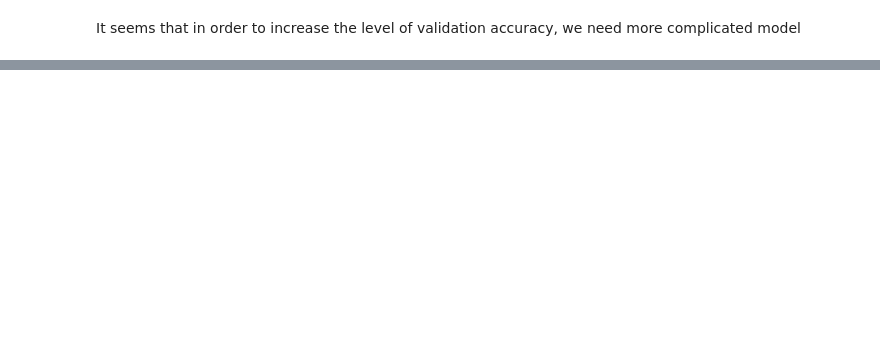
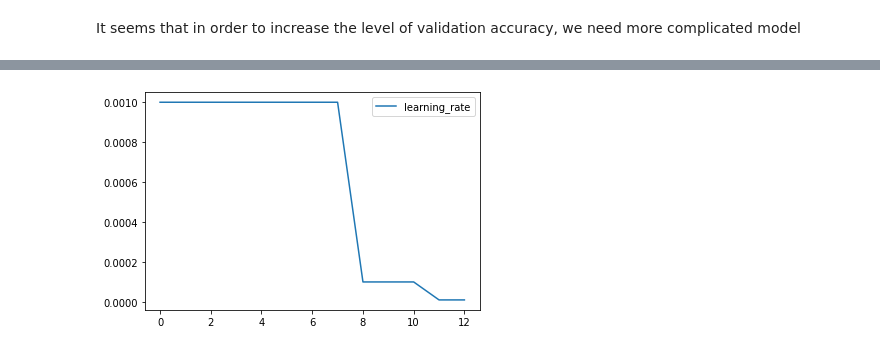
Before and after one commit to arashag/Jewelry_Recommender_System, a Jupyter notebook: Jewellery_Classification_CNN.ipynb, the cells around one changed output, grey strips where cells are left out. Saved outputs shown, nothing was run; the diff lists cells and outputs as text; code cells hidden in the pictures; blank space fills up the shorter version.

```diff
--- a/Jewellery_Classification_CNN.ipynb
+++ b/Jewellery_Classification_CNN.ipynb
@@ -415,13 +415,16 @@ model3.compile(optimizer='adam',
               loss='sparse_categorical_crossentropy',
               metrics=['accuracy'])
 # Adding early stopping criteria
-early_stopping = tf.keras.callbacks.EarlyStopping(monitor='val_accuracy', patience=7)
+early_stopping = tf.keras.callbacks.EarlyStopping(monitor='val_loss', patience=8)
+
+# Modifying learning rate when the validation accuracy reaches a plateau
+reduce_lr = tf.keras.callbacks.ReduceLROnPlateau(monitor='val_loss', factor=0.1,patience=3,verbose=1)
 
 # Adding checkpoint to save the best model after early stopping
 checkpoint=tf.keras.callbacks.ModelCheckpoint('best_model_2.h5',monitor='val_accuracy',save_best_only=True)
 
 #fitting the model
-r_new_3 = model3.fit(x_new_train, y_new_train, validation_data=(x_new_val, y_new_val), epochs=30,callbacks=[early_stopping,checkpoint])
+r_new_3 = model3.fit(x_new_train, y_new_train, validation_data=(x_new_val, y_new_val), epochs=30,callbacks=[early_stopping,checkpoint,reduce_lr])
 # %% [output]
 Train on 10086 samples, validate on 1441 samples
 Epoch 1/30
@@ -463,3 +475,8 @@ plt.legend();
+# %%
+plt.plot(r_new_3.history['lr'],label='learning_rate')
+plt.legend();
+# %% [output]
+[figure, added]
 # %%
 # The accuracy on the test data
 model3.evaluate(x_new_test,y_new_test)
```
Also changed, not shown: parts of 22 cells of this notebook, 1 other file.
